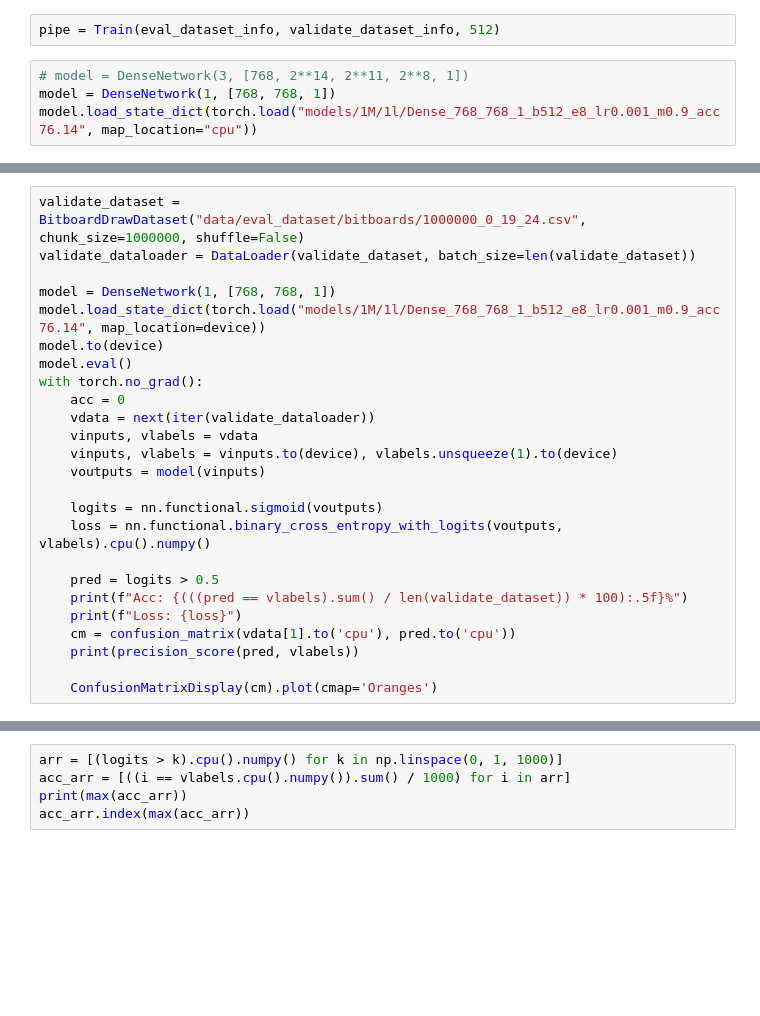
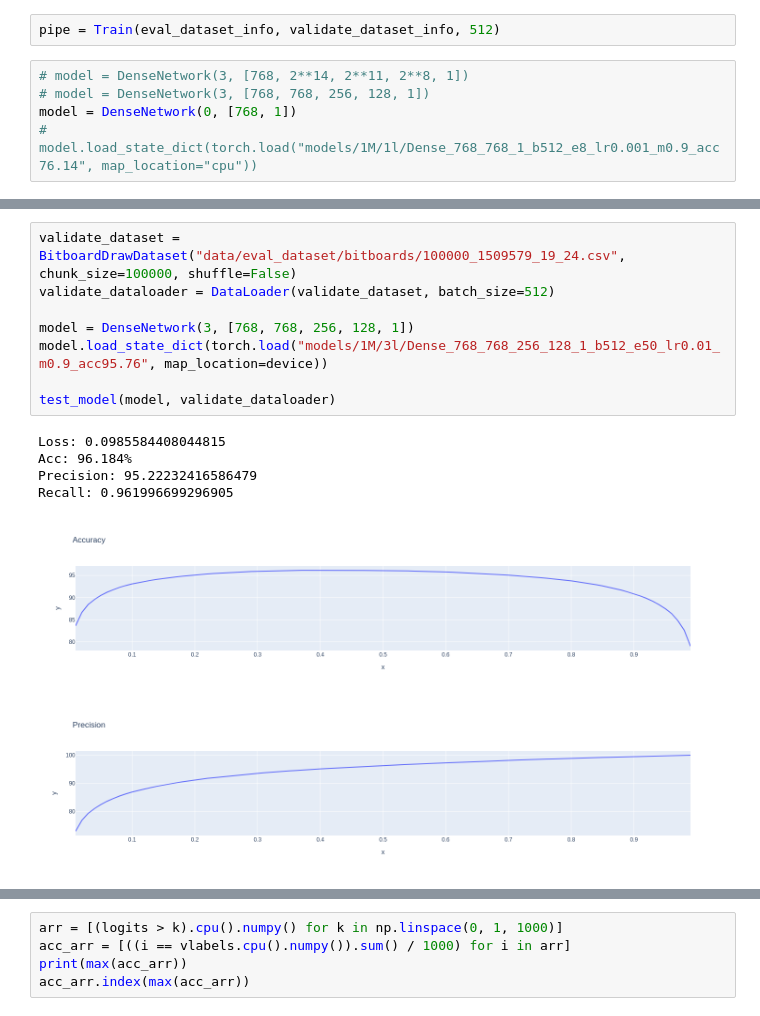
Before and after one commit to marekpiotradamczyk/bestiazwroclawia, a Jupyter notebook: nn/data_loader.ipynb, the cells around one changed output, grey strips where cells are left out. Saved outputs shown, nothing was run; the diff lists cells and outputs as text; blank space fills up the shorter version.

Commit message:
Add new models and weights

```diff
--- a/nn/data_loader.ipynb
+++ b/nn/data_loader.ipynb
@@ -383,5 +389,6 @@ validate_dataset_info = DatasetInfo("data/eval_dataset/bitboards/100000_1509579_
 pipe = Train(eval_dataset_info, validate_dataset_info, 512)
 # %%
 # model = DenseNetwork(3, [768, 2**14, 2**11, 2**8, 1])
-model = DenseNetwork(1, [768, 768, 1])
-model.load_state_dict(torch.load("models/1M/1l/Dense_768_768_1_b512_e8_lr0.001_m0.9_acc76.14", map_location="cpu"))
+# model = DenseNetwork(3, [768, 768, 256, 128, 1])
+model = DenseNetwork(0, [768, 1])
+# model.load_state_dict(torch.load("models/1M/1l/Dense_768_768_1_b512_e8_lr0.001_m0.9_acc76.14", map_location="cpu"))
@@ -418,25 +414,0 @@ validate_dataset.is_draw.sum()
-# %%
-validate_dataset = BitboardDrawDataset("data/eval_dataset/bitboards/1000000_0_19_24.csv", chunk_size=1000000, shuffle=False)
-validate_dataloader = DataLoader(validate_dataset, batch_size=len(validate_dataset))
-
-model = DenseNetwork(1, [768, 768, 1])
-model.load_state_dict(torch.load("models/1M/1l/Dense_768_768_1_b512_e8_lr0.001_m0.9_acc76.14", map_location=device))
-model.to(device)
-model.eval()
-with torch.no_grad():
-    acc = 0
-    vdata = next(iter(validate_dataloader))
-    vinputs, vlabels = vdata
-    vinputs, vlabels = vinputs.to(device), vlabels.unsqueeze(1).to(device)
-    voutputs = model(vinputs)
-
-    logits = nn.functional.sigmoid(voutputs)
-    loss = nn.functional.binary_cross_entropy_with_logits(voutputs, vlabels).cpu().numpy()
-
-    pred = logits > 0.5
-    print(f"Acc: {(((pred == vlabels).sum() / len(validate_dataset)) * 100):.5f}%")
-    print(f"Loss: {loss}")
-    cm = confusion_matrix(vdata[1].to('cpu'), pred.to('cpu'))
-    print(precision_score(pred, vlabels))
-
-    ConfusionMatrixDisplay(cm).plot(cmap='Oranges')
@@ -446,0 +501,15 @@ TypeError: can't convert cuda:0 device type tensor to numpy. Use Tensor.cpu() to
+# %%
+validate_dataset = BitboardDrawDataset("data/eval_dataset/bitboards/100000_1509579_19_24.csv", chunk_size=100000, shuffle=False)
+validate_dataloader = DataLoader(validate_dataset, batch_size=512)
+
+model = DenseNetwork(3, [768, 768, 256, 128, 1])
+model.load_state_dict(torch.load("models/1M/3l/Dense_768_768_256_128_1_b512_e50_lr0.01_m0.9_acc95.76", map_location=device))
+
+test_model(model, validate_dataloader)
+# %% [output]
+Loss: 0.0985584408044815
+Acc: 96.184%
+Precision: 95.22232416586479
+Recall: 0.961996699296905
+[figure, added]
+[figure, added]
```
Also changed, not shown: parts of 13 cells of this notebook, 19 other files.
